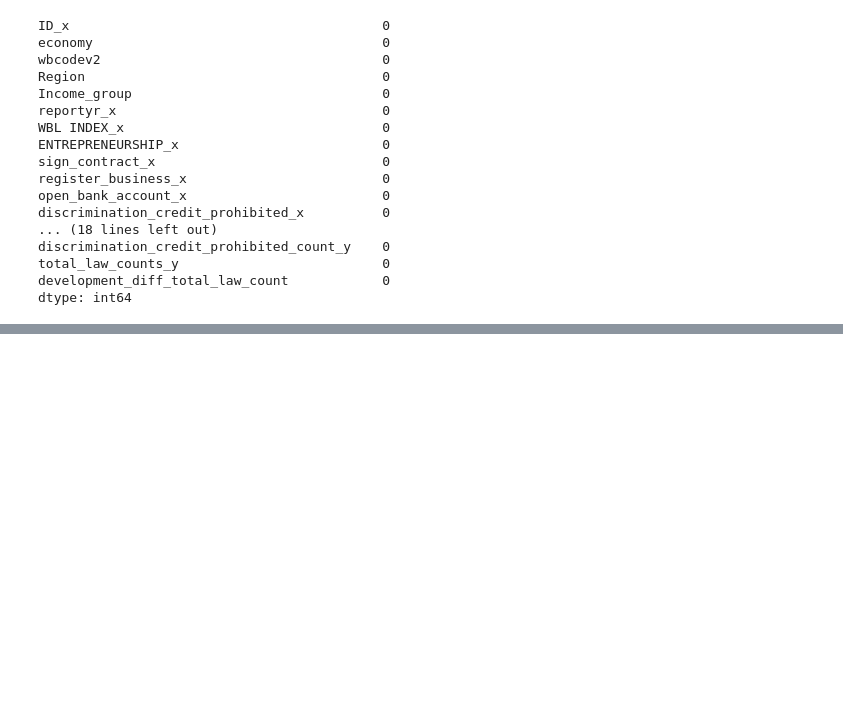
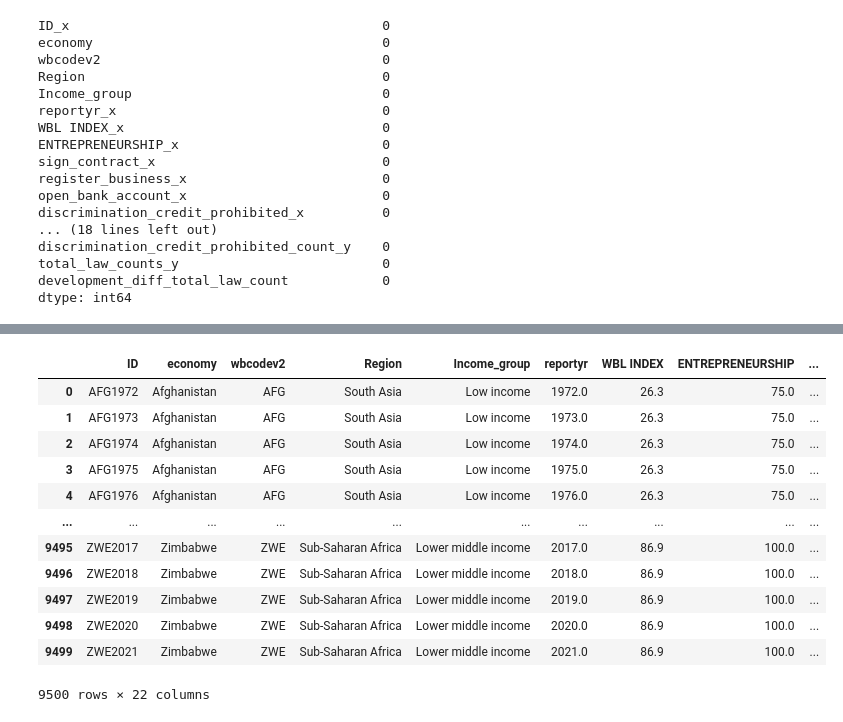
Before and after one commit to AnnikaBock65/Female_Entrepreneurship, a Jupyter notebook: notebooks/Final_notebook_Law.ipynb, the cells around one changed output, grey strips where cells are left out. Drawn from its saved outputs; the diff is of its cells as text; code cells hidden in the pictures; blank space fills up the shorter version.

```diff
--- a/notebooks/Final_notebook_Law.ipynb
+++ b/notebooks/Final_notebook_Law.ipynb
@@ -1437,0 +1536,17 @@ merge_72_21.to_csv('diff_law_count_72_21.csv')
+# %%
+df_Law_data_and_count = df_Law_data_and_count.iloc[0:9500,0:22]
+df_Law_data_and_count
+# %% [output]
+|  | ID | economy | wbcodev2 | Region | Income_group | reportyr | WBL INDEX | ENTREPRENEURSHIP | ... |
+| 0 | AFG1972 | Afghanistan | AFG | South Asia | Low income | 1972.0 | 26.3 | 75.0 | ... |
+| 1 | AFG1973 | Afghanistan | AFG | South Asia | Low income | 1973.0 | 26.3 | 75.0 | ... |
+| 2 | AFG1974 | Afghanistan | AFG | South Asia | Low income | 1974.0 | 26.3 | 75.0 | ... |
+| 3 | AFG1975 | Afghanistan | AFG | South Asia | Low income | 1975.0 | 26.3 | 75.0 | ... |
+| 4 | AFG1976 | Afghanistan | AFG | South Asia | Low income | 1976.0 | 26.3 | 75.0 | ... |
+| ... | ... | ... | ... | ... | ... | ... | ... | ... | ... |
+| 9495 | ZWE2017 | Zimbabwe | ZWE | Sub-Saharan Africa | Lower middle income | 2017.0 | 86.9 | 100.0 | ... |
+| 9496 | ZWE2018 | Zimbabwe | ZWE | Sub-Saharan Africa | Lower middle income | 2018.0 | 86.9 | 100.0 | ... |
+| 9497 | ZWE2019 | Zimbabwe | ZWE | Sub-Saharan Africa | Lower middle income | 2019.0 | 86.9 | 100.0 | ... |
+| 9498 | ZWE2020 | Zimbabwe | ZWE | Sub-Saharan Africa | Lower middle income | 2020.0 | 86.9 | 100.0 | ... |
+| 9499 | ZWE2021 | Zimbabwe | ZWE | Sub-Saharan Africa | Lower middle income | 2021.0 | 86.9 | 100.0 | ... |
+9500 rows × 22 columns
```
Also changed, not shown: parts of 12 cells of this notebook, 1 other file.
